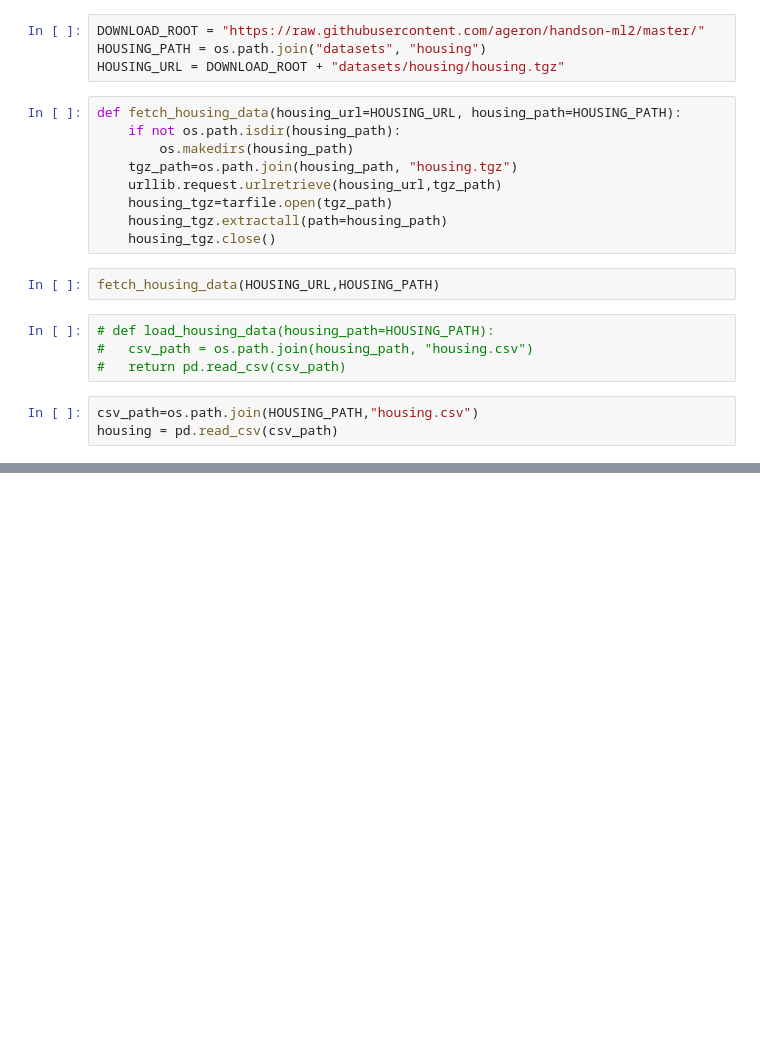
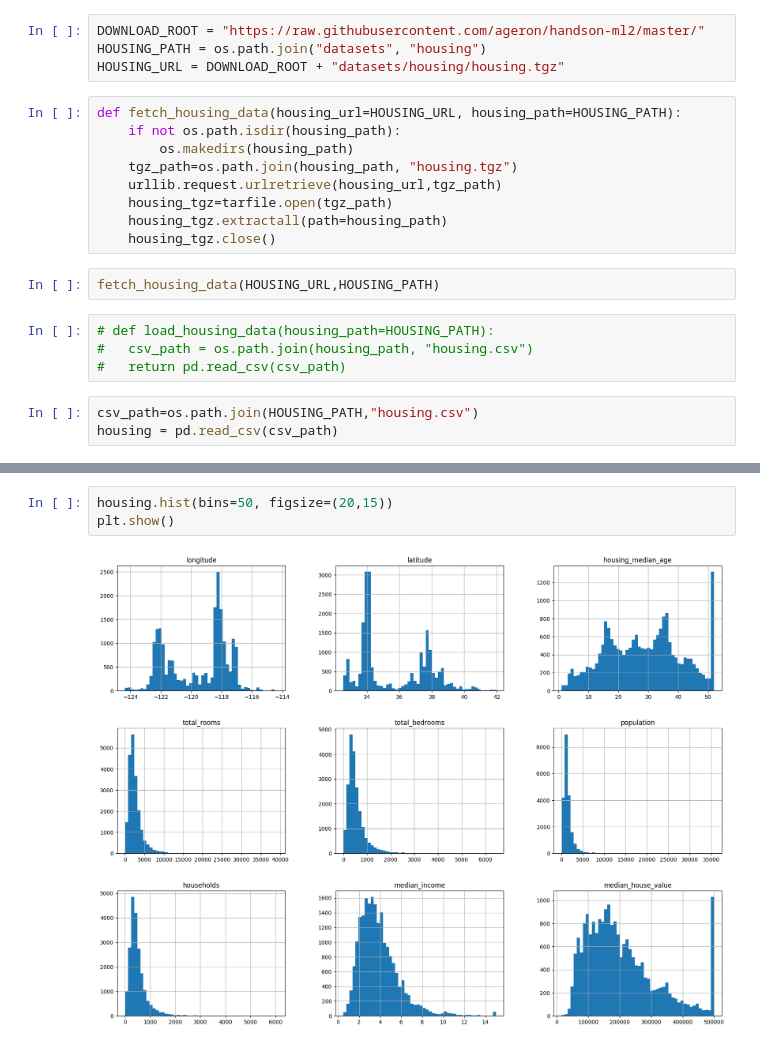
Before and after one commit to plymburner/Housing, a Jupyter notebook: Housing.ipynb, the cells around one changed output, grey strips where cells are left out. Drawn from its saved outputs; the diff is of its cells as text; blank space fills up the shorter version.

```diff
--- a/Housing.ipynb
+++ b/Housing.ipynb
@@ -39,0 +82,5 @@ housing.head()
+# %%
+housing.hist(bins=50, figsize=(20,15))
+plt.show()
+# %% [output]
+[figure, added]
```
Also changed, not shown: parts of 5 cells of this notebook.
